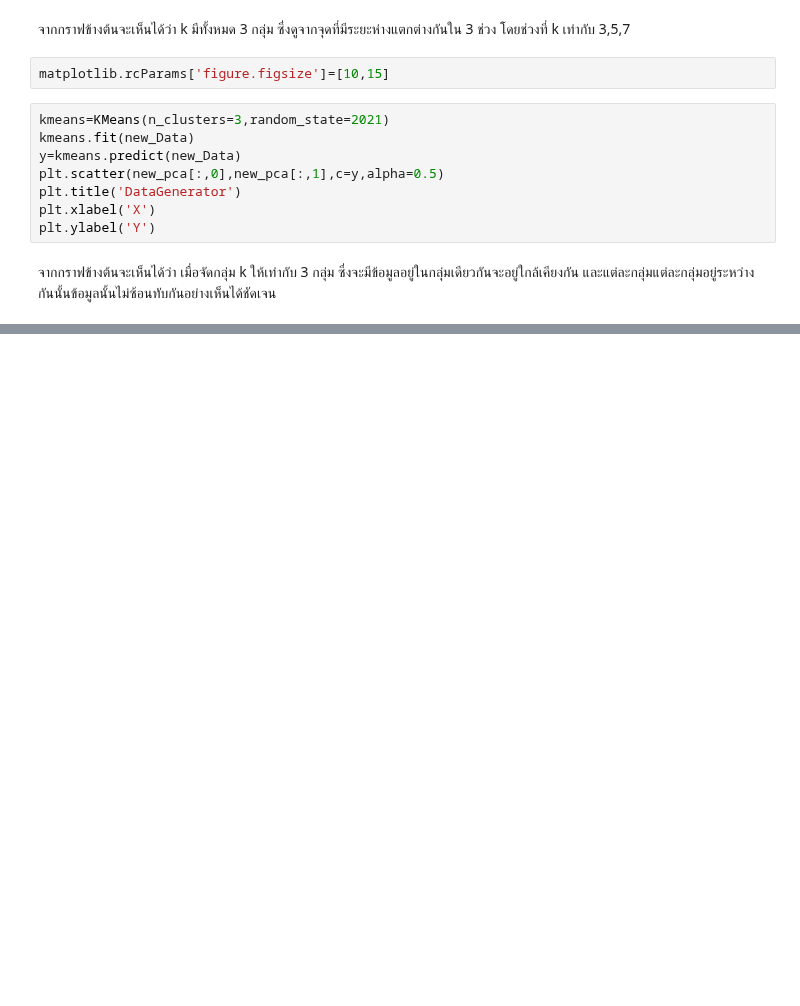
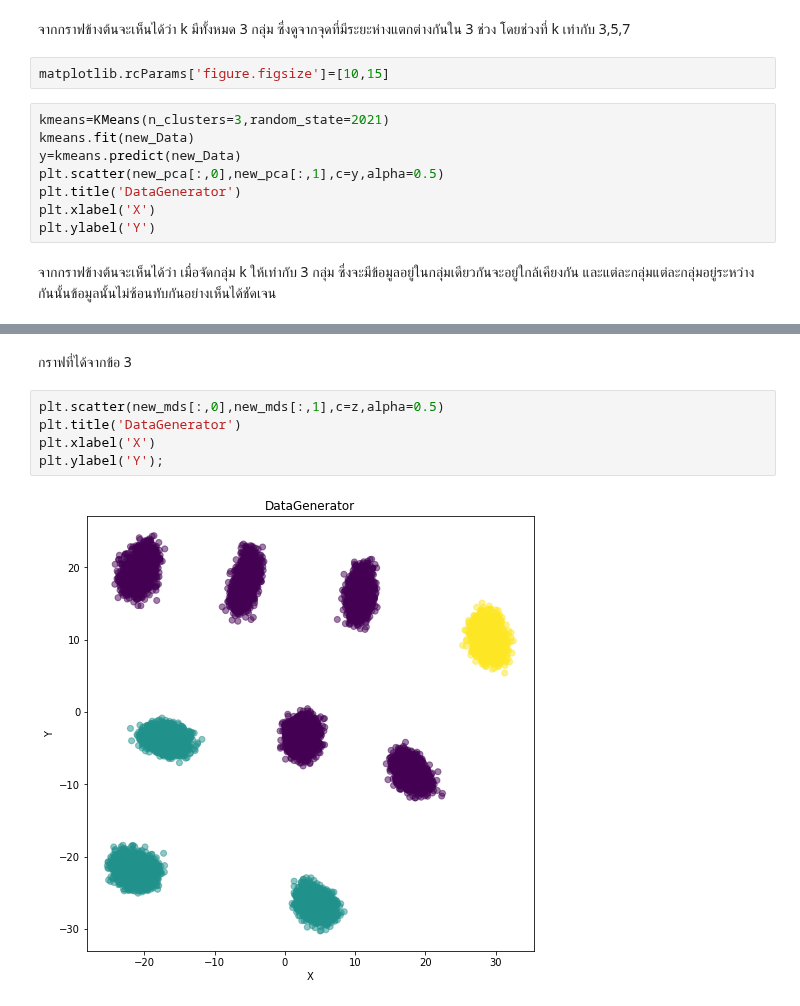
Before and after one commit to naruemonssp/multivariate, a Jupyter notebook: Multivariate_Exam.ipynb, the cells around one changed output, grey strips where cells are left out. Cells and saved outputs as stored; diff of their text form; blank space fills up the shorter version.

```diff
--- a/Multivariate_Exam.ipynb
+++ b/Multivariate_Exam.ipynb
@@ -296,0 +341,9 @@ plt.ylabel('Y');
+# %% [markdown]
+กราฟที่ได้จากข้อ 3
+# %%
+plt.scatter(new_mds[:,0],new_mds[:,1],c=z,alpha=0.5)
+plt.title('DataGenerator')
+plt.xlabel('X')
+plt.ylabel('Y');
+# %% [output]
+[figure, added]
```
Also changed, not shown: parts of 33 cells of this notebook.
